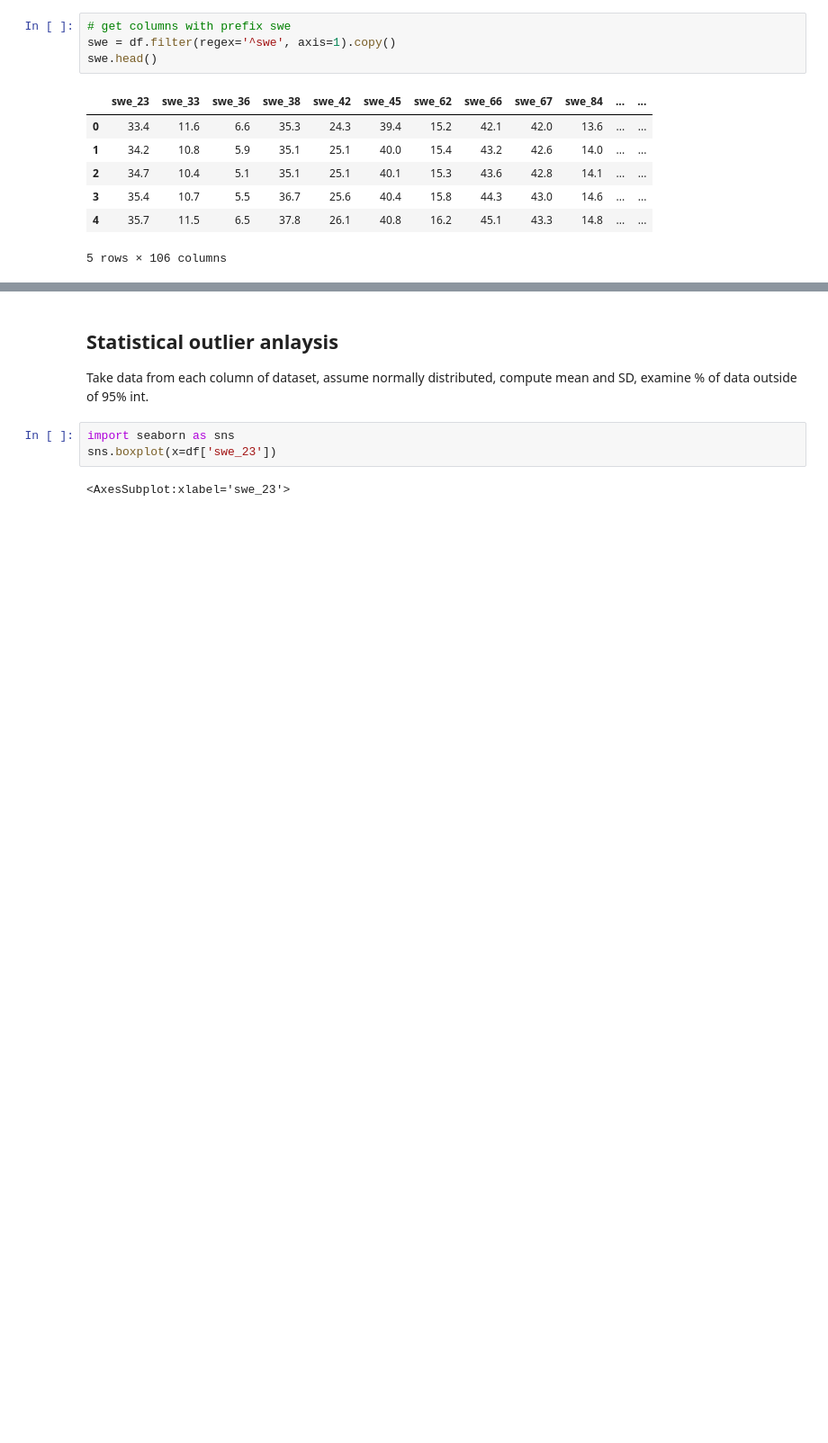
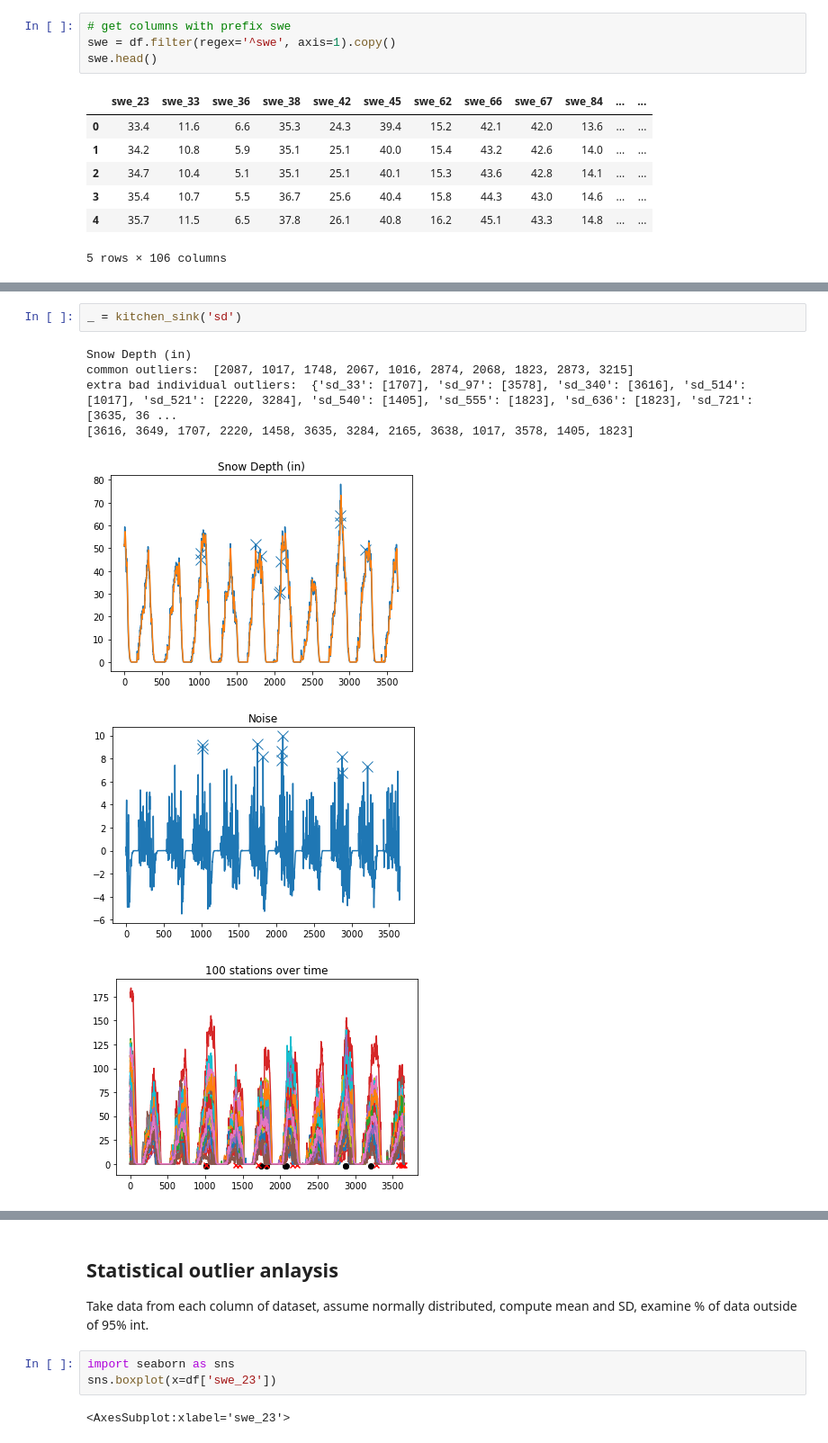
Before and after one commit to DSTG1/team-project, a Jupyter notebook: outliers.ipynb, the cells around one changed output, grey strips where cells are left out. Shown: that part at 90% size. Drawn from its saved outputs; the diff is of its cells as text; blank space fills up the shorter version.

```diff
--- a/outliers.ipynb
+++ b/outliers.ipynb
@@ -157,0 +154,10 @@ outliers:  [16, 8, 2, 61, 40, 24, 105, 30, 49, 18]
+# %%
+_ = kitchen_sink('sd')
+# %% [output]
+Snow Depth (in)
+common outliers:  [2087, 1017, 1748, 2067, 1016, 2874, 2068, 1823, 2873, 3215]
+extra bad individual outliers:  {'sd_33': [1707], 'sd_97': [3578], 'sd_340': [3616], 'sd_514': [1017], 'sd_521': [2220, 3284], 'sd_540': [1405], 'sd_555': [1823], 'sd_636': [1823], 'sd_721': [3635, 36 ...
+[3616, 3649, 1707, 2220, 1458, 3635, 3284, 2165, 3638, 1017, 3578, 1405, 1823]
+[figure, added]
+[figure, added]
+[figure, added]
```
Also changed, not shown: parts of 12 cells of this notebook.
